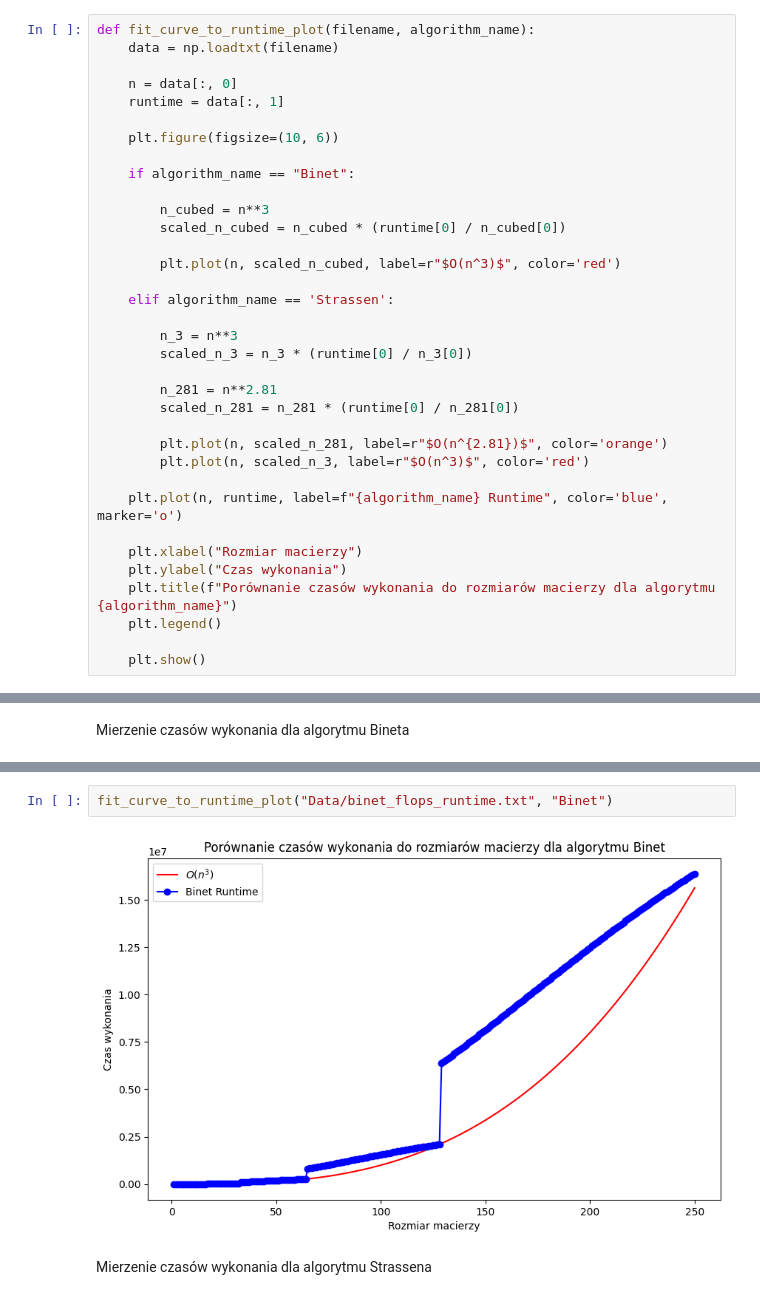
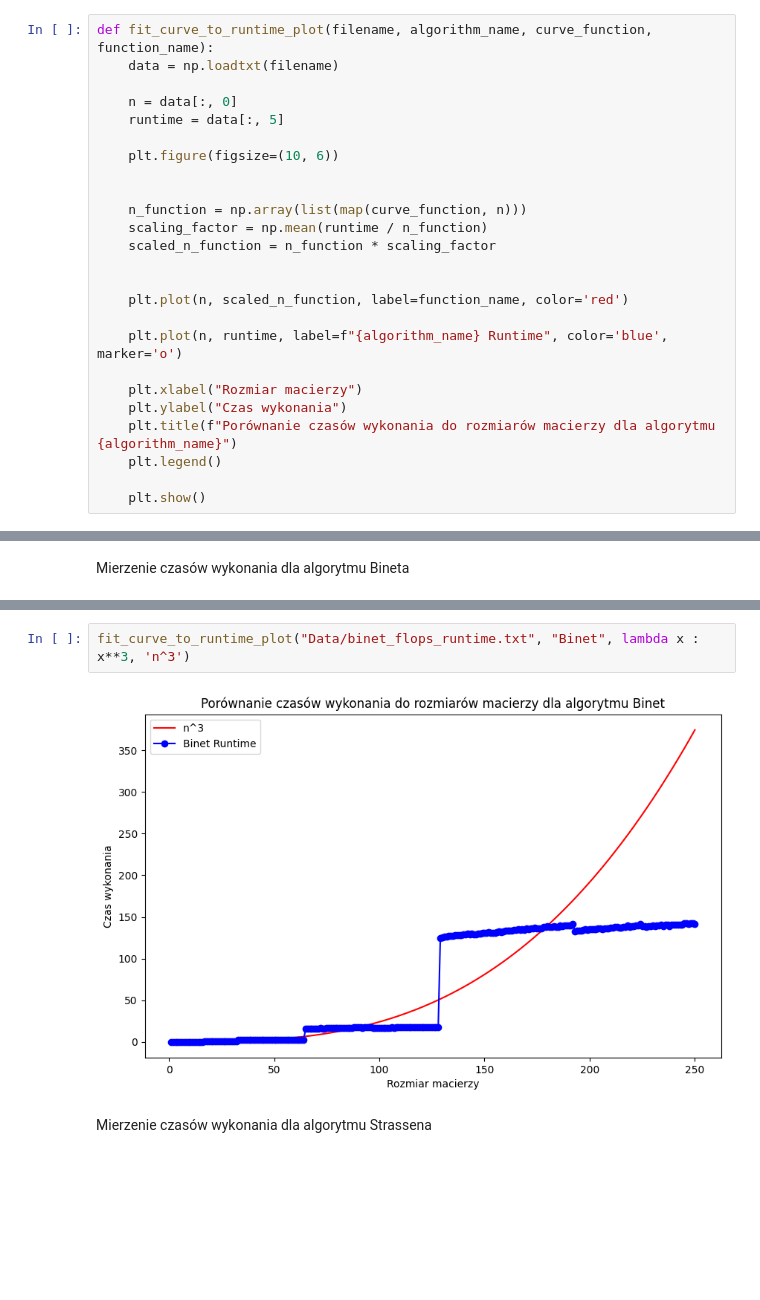
Before and after one commit to JakubFr4czek/Algorytmy-Macierzowe, a Jupyter notebook: Lab1/matrix_mult_benchmark.ipynb, the cells around one changed output, grey strips where cells are left out. Drawn from its saved outputs; the diff is of its cells as text; blank space fills up the shorter version.

```diff
--- a/Lab1/matrix_mult_benchmark.ipynb
+++ b/Lab1/matrix_mult_benchmark.ipynb
@@ -209,31 +213,21 @@ def show_runtime_plot(filename, algorithm_name):
 
     plt.show()
 # %%
-def fit_curve_to_runtime_plot(filename, algorithm_name):
+def fit_curve_to_runtime_plot(filename, algorithm_name, curve_function, function_name):
     data = np.loadtxt(filename)
 
     n = data[:, 0]
-    runtime = data[:, 1]
+    runtime = data[:, 5]
 
     plt.figure(figsize=(10, 6))
 
-    if algorithm_name == "Binet":
 
-        n_cubed = n**3
-        scaled_n_cubed = n_cubed * (runtime[0] / n_cubed[0])
+    n_function = np.array(list(map(curve_function, n)))
+    scaling_factor = np.mean(runtime / n_function)
+    scaled_n_function = n_function * scaling_factor
 
-        plt.plot(n, scaled_n_cubed, label=r"$O(n^3)$", color='red')
 
-    elif algorithm_name == 'Strassen':
-
-        n_3 = n**3
-        scaled_n_3 = n_3 * (runtime[0] / n_3[0])
-
-        n_281 = n**2.81
-        scaled_n_281 = n_281 * (runtime[0] / n_281[0])
-
-        plt.plot(n, scaled_n_281, label=r"$O(n^{2.81})$", color='orange')
-        plt.plot(n, scaled_n_3, label=r"$O(n^3)$", color='red')
+    plt.plot(n, scaled_n_function, label=function_name, color='red')
 
     plt.plot(n, runtime, label=f"{algorithm_name} Runtime", color='blue', marker='o')
 
@@ -276,7 +270,7 @@ show_runtime_plot("Data/binet_flops_runtime.txt", "Binet")
 # %%
-fit_curve_to_runtime_plot("Data/binet_flops_runtime.txt", "Binet")
+fit_curve_to_runtime_plot("Data/binet_flops_runtime.txt", "Binet", lambda x : x**3, 'n^3')
 # %% [output]
-[figure, old version]
+[figure, new version]
 # %% [markdown]
 Mierzenie czasów wykonania dla algorytmu Strassena
 # %%
```
Also changed, not shown: parts of 7 cells of this notebook, 7 other files.
